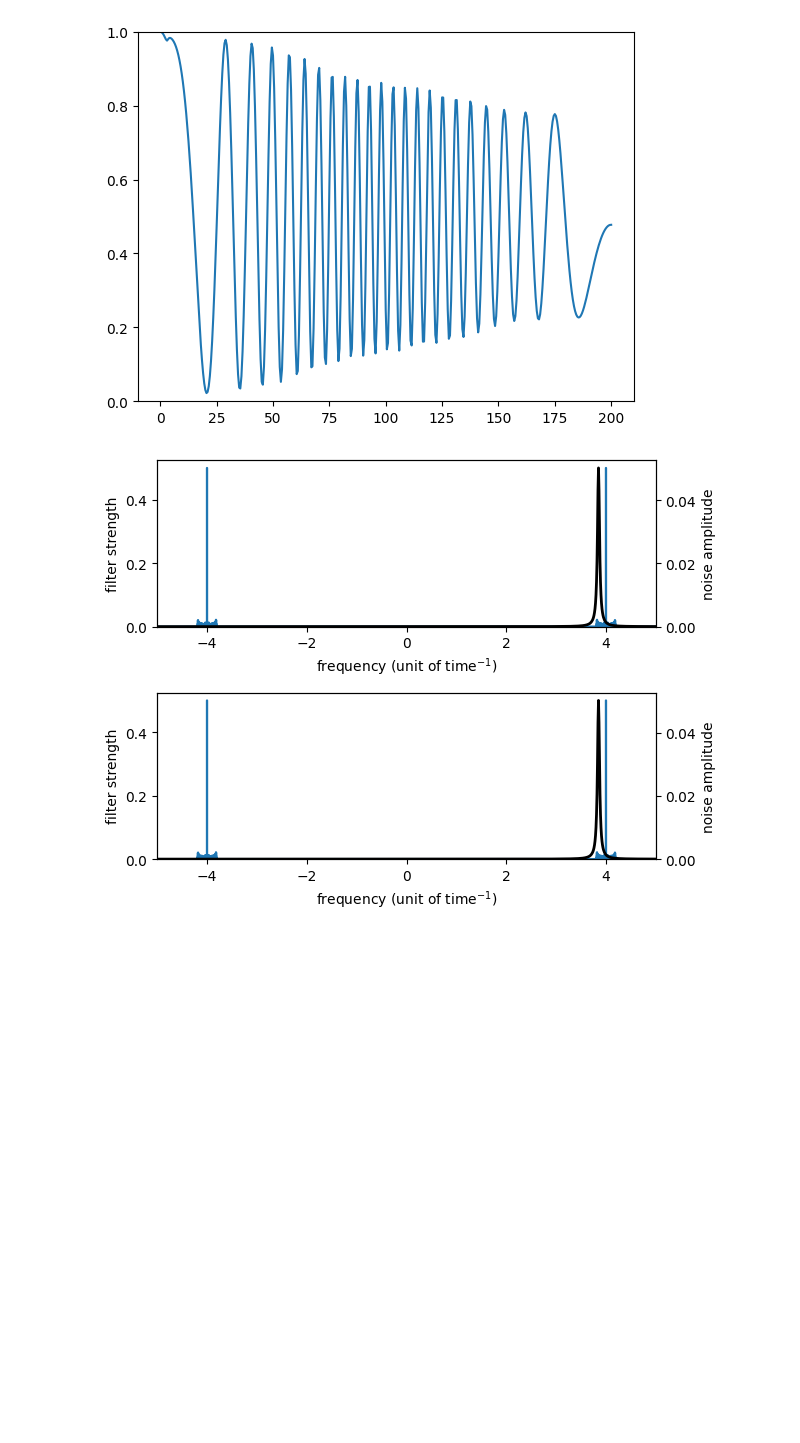
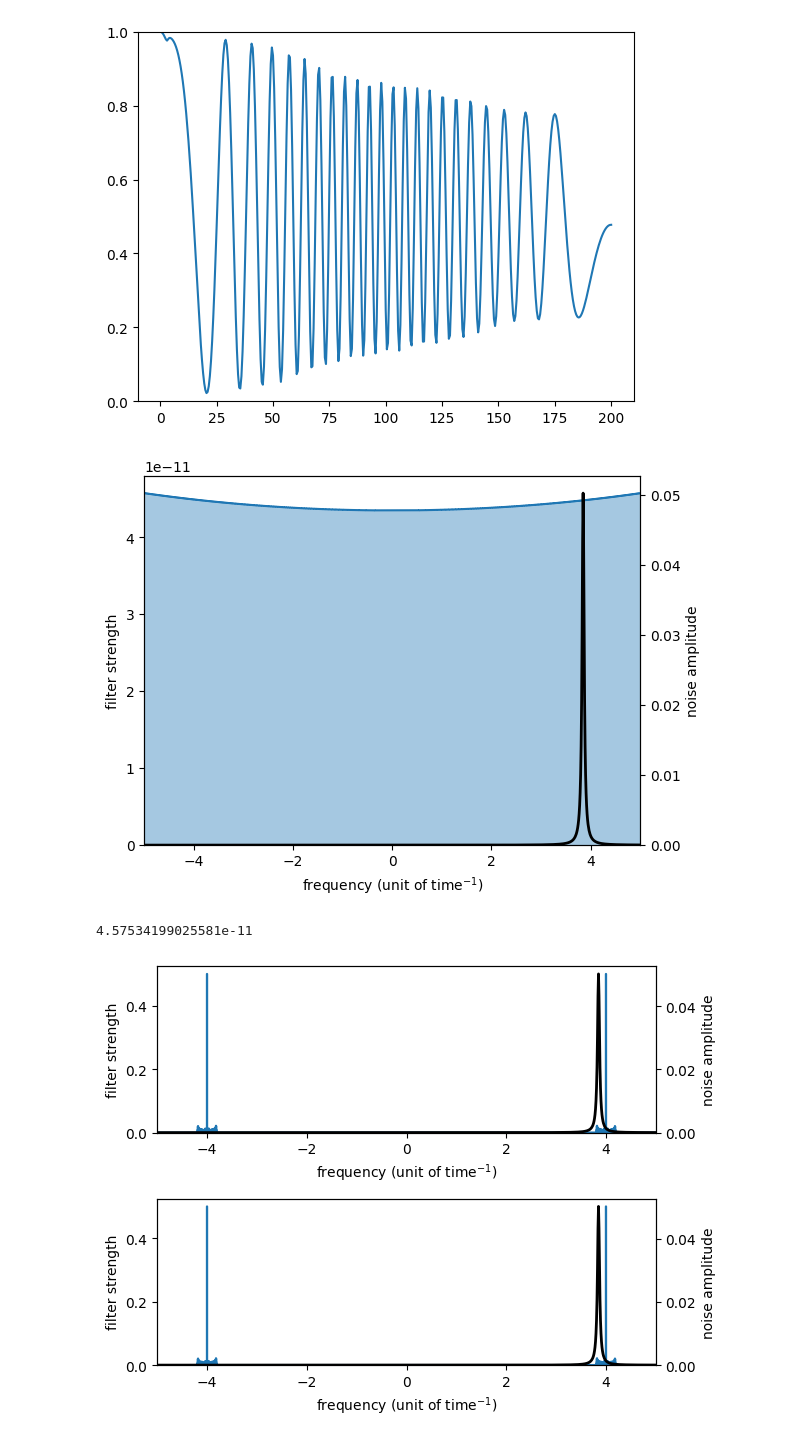
Before and after one commit to hzw770/kdshmap, a Jupyter notebook: kdshmap_example.ipynb, the cells around one changed output. Cells and saved outputs as stored; diff of their text form; code cells hidden in the pictures; blank space fills up the shorter version.

```diff
--- a/kdshmap_example.ipynb
+++ b/kdshmap_example.ipynb
@@ -98,6 +113,24 @@ plt.ylim(0.0,1)
 # %% [output]
 (0.0, 1.0)
 [figure]
+# %%
+t_list = np.linspace(0,200,50001)
+H = (q.num(tmon_dim)*wq + alpha * (q.num(tmon_dim)*(q.num(tmon_dim)-1)/2)) * 2 * np.pi
+H = [H, [n, q.interpolate.Cubic_Spline(0, t_list[-1], drive_list)]]
+
+t_list = np.linspace(0,200,401)
+minimal_step = 1/100
+# %%
+solver = kd.KeldyshSolver(H,t_list,minimal_step,n,
+                       f_list,Sf_list,trunc_freq=(-5,5),density0 = q.basis(tmon_dim,1)*q.basis(tmon_dim,1).dag(),
+                       e_ops=[q.basis(tmon_dim,1)*q.basis(tmon_dim,1).dag()], method='trapz',goal='filter')
+#plt.plot(t_list, solver.expect[0].real)
+# %% [output]
+[figure, added]
+# %%
+max(solver.filter_strength)
+# %% [output]
+4.57534199025581e-11
 # %%
 solver = kd.KeldyshSolver(H,t_list,minimal_step,[n,n],
                        [f_list,f_list],[Sf_list,Sf_list],trunc_freq=[(-5,5),(-5,5)],density0 = q.basis(tmon_dim,1)*q.basis(tmon_dim,1).dag(),
```
Also changed, not shown: parts of 25 cells of this notebook, 6 other files.
